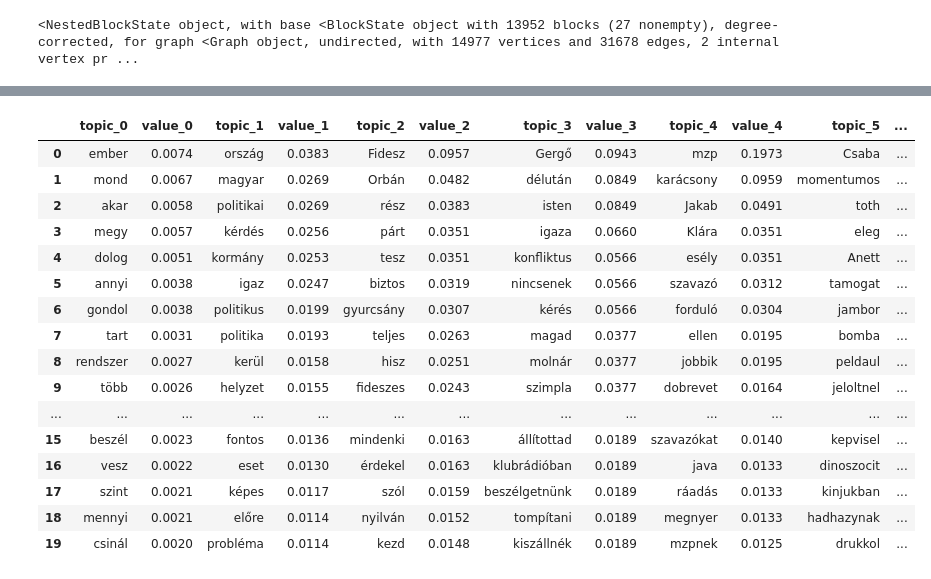
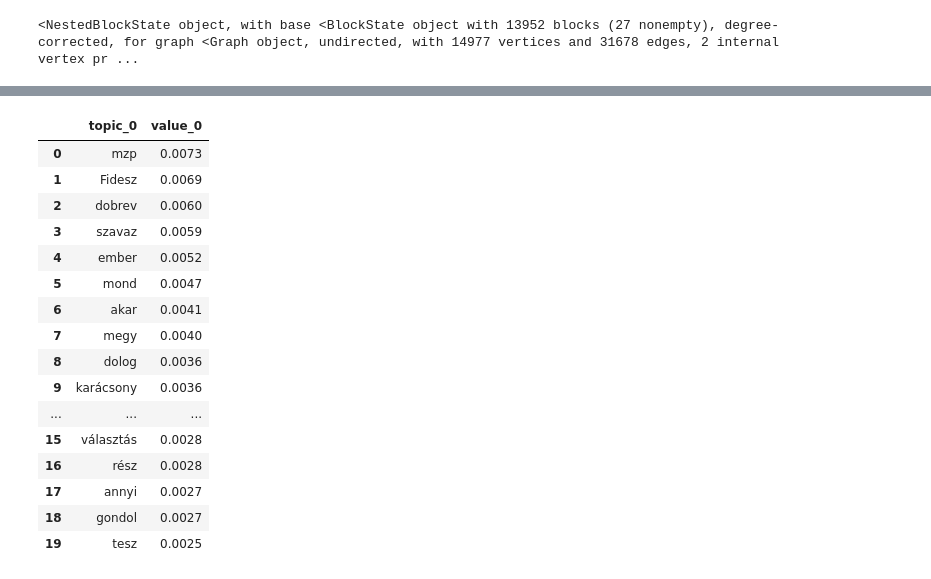
Before and after one commit to Balint831/Topic-detection-DSLab, a Jupyter notebook: workdir/Topic-Detection-on-Reddit/src/sbm.ipynb, the cells around one changed output, grey strips where cells are left out. Drawn from its saved outputs; the diff is of its cells as text; code cells hidden in the pictures.

```diff
--- a/workdir/Topic-Detection-on-Reddit/src/sbm.ipynb
+++ b/workdir/Topic-Detection-on-Reddit/src/sbm.ipynb
@@ -95,24 +91,28 @@ stock_df[ stock_df.comment_id == comments_df.loc[new_id].comment_id].text.to_str
+# %%
+pd.options.display.max_colwidth = 1000
+def lookupComment(new_id):
+    print(stock_df[ stock_df.comment_id == comments_df.loc[new_id].comment_id].text.to_string())
 # %%
 import pandas as pd
 pd.set_option('display.max_rows', 500)
 pd.set_option('display.max_columns', 500)
 pd.set_option('display.width', 1000)
-topicDict2Df(level = 0)
+topicDict2Df(level = 2)
 # %% [output]
-|  | topic_0 | value_0 | topic_1 | value_1 | topic_2 | value_2 | topic_3 | value_3 | topic_4 | value_4 | topic_5 | ... |
-| 0 | ember | 0.0074 | ország | 0.0383 | Fidesz | 0.0957 | Gergő | 0.0943 | mzp | 0.1973 | Csaba | ... |
-| 1 | mond | 0.0067 | magyar | 0.0269 | Orbán | 0.0482 | délután | 0.0849 | karácsony | 0.0959 | momentumos | ... |
-| 2 | akar | 0.0058 | politikai | 0.0269 | rész | 0.0383 | isten | 0.0849 | Jakab | 0.0491 | toth | ... |
-| 3 | megy | 0.0057 | kérdés | 0.0256 | párt | 0.0351 | igaza | 0.0660 | Klára | 0.0351 | eleg | ... |
-| 4 | dolog | 0.0051 | kormány | 0.0253 | tesz | 0.0351 | konfliktus | 0.0566 | esély | 0.0351 | Anett | ... |
-| 5 | annyi | 0.0038 | igaz | 0.0247 | biztos | 0.0319 | nincsenek | 0.0566 | szavazó | 0.0312 | tamogat | ... |
-| 6 | gondol | 0.0038 | politikus | 0.0199 | gyurcsány | 0.0307 | kérés | 0.0566 | forduló | 0.0304 | jambor | ... |
-| 7 | tart | 0.0031 | politika | 0.0193 | teljes | 0.0263 | magad | 0.0377 | ellen | 0.0195 | bomba | ... |
-| 8 | rendszer | 0.0027 | kerül | 0.0158 | hisz | 0.0251 | molnár | 0.0377 | jobbik | 0.0195 | peldaul | ... |
-| 9 | több | 0.0026 | helyzet | 0.0155 | fideszes | 0.0243 | szimpla | 0.0377 | dobrevet | 0.0164 | jeloltnel | ... |
-| ... | ... | ... | ... | ... | ... | ... | ... | ... | ... | ... | ... | ... |
-| 15 | beszél | 0.0023 | fontos | 0.0136 | mindenki | 0.0163 | állítottad | 0.0189 | szavazókat | 0.0140 | kepvisel | ... |
-| 16 | vesz | 0.0022 | eset | 0.0130 | érdekel | 0.0163 | klubrádióban | 0.0189 | java | 0.0133 | dinoszocit | ... |
-| 17 | szint | 0.0021 | képes | 0.0117 | szól | 0.0159 | beszélgetnünk | 0.0189 | ráadás | 0.0133 | kinjukban | ... |
-| 18 | mennyi | 0.0021 | előre | 0.0114 | nyilván | 0.0152 | tompítani | 0.0189 | megnyer | 0.0133 | hadhazynak | ... |
-| 19 | csinál | 0.0020 | probléma | 0.0114 | kezd | 0.0148 | kiszállnék | 0.0189 | mzpnek | 0.0125 | drukkol | ... |
+|  | topic_0 | value_0 |
+| 0 | mzp | 0.0073 |
+| 1 | Fidesz | 0.0069 |
+| 2 | dobrev | 0.0060 |
+| 3 | szavaz | 0.0059 |
+| 4 | ember | 0.0052 |
+| 5 | mond | 0.0047 |
+| 6 | akar | 0.0041 |
+| 7 | megy | 0.0040 |
+| 8 | dolog | 0.0036 |
+| 9 | karácsony | 0.0036 |
+| ... | ... | ... |
+| 15 | választás | 0.0028 |
+| 16 | rész | 0.0028 |
+| 17 | annyi | 0.0027 |
+| 18 | gondol | 0.0027 |
+| 19 | tesz | 0.0025 |
```
Also changed, not shown: parts of 15 cells of this notebook, 3 other files.
